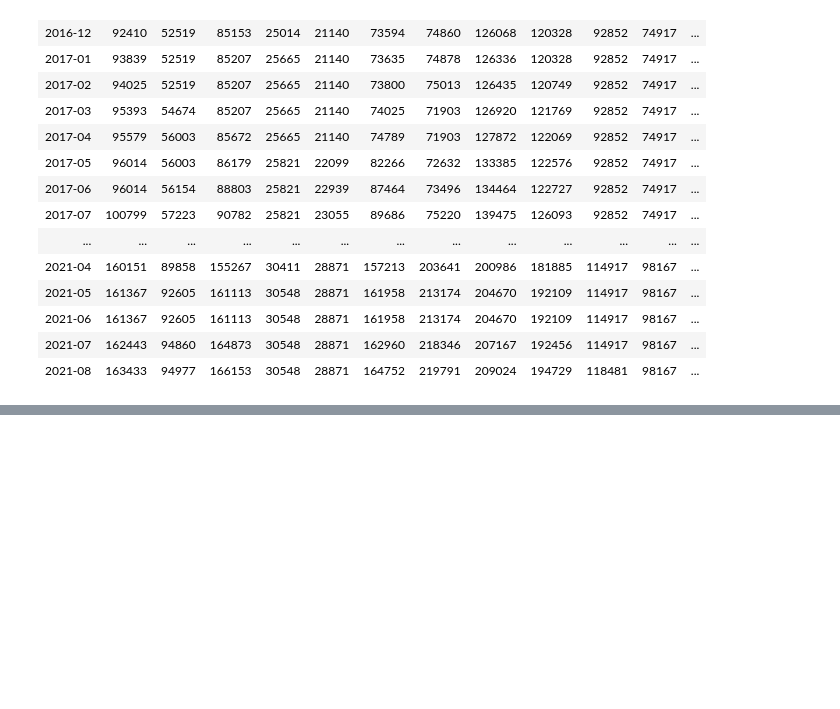
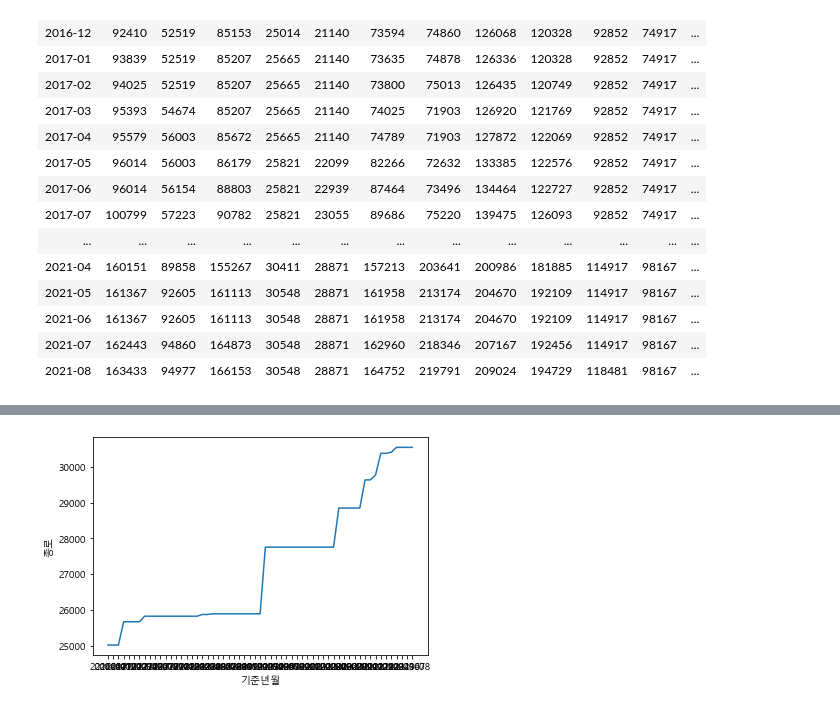
Before and after one commit to dongyoung0/toy_project, a Jupyter notebook: 부동산.ipynb, the cells around one changed output, grey strips where cells are left out. Saved outputs shown, nothing was run; the diff lists cells and outputs as text; code cells hidden in the pictures; blank space fills up the shorter version.

```diff
--- a/부동산.ipynb
+++ b/부동산.ipynb
@@ -158,0 +185,5 @@ df_total
+# %%
+sns.lineplot(x=df_total.index,  y='종로', data = df_total)
+plt.savefig('data/부동산/종로.png')
+# %% [output]
+[figure, added]
```
Also changed, not shown: parts of 16 cells of this notebook, 1 other file.
